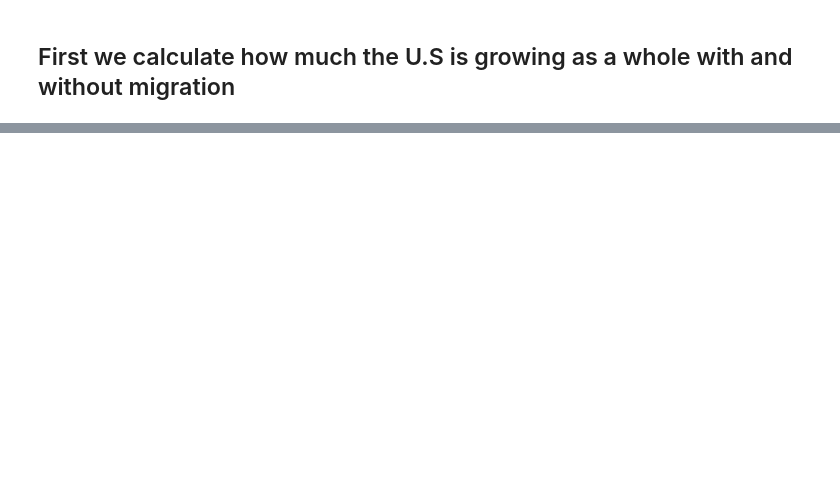
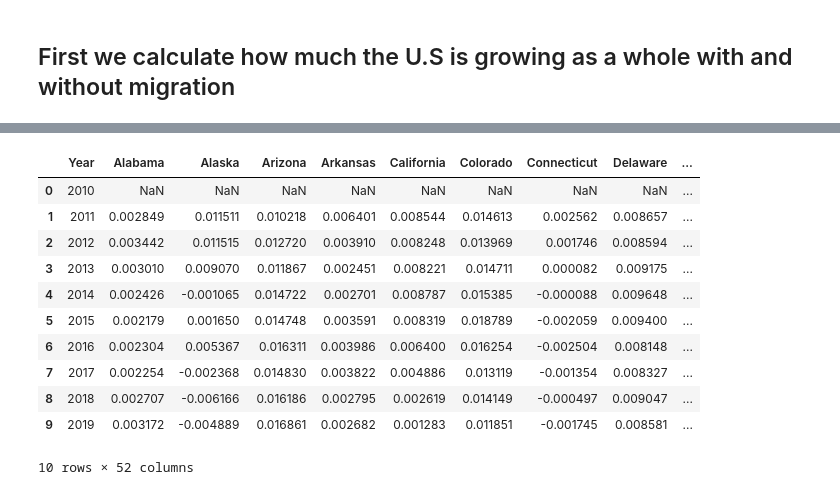
Before and after one commit to akbandi/Project-1, a Jupyter notebook: MigrationAnalysis.ipynb, the cells around one changed output, grey strips where cells are left out. Saved outputs shown, nothing was run; the diff lists cells and outputs as text; code cells hidden in the pictures; blank space fills up the shorter version.

```diff
--- a/MigrationAnalysis.ipynb
+++ b/MigrationAnalysis.ipynb
@@ -67,3 +151,6 @@ mean_house_value = us_mean_house_cost_by_year.to_list()
+# %%
+percent_change_df = pd.DataFrame({'Year' : range(2010,2020)})
 # %%
-us_total_population_mean = total_df[['POPESTIMATE2010','POPESTIMATE2011','POPESTIMATE2012','POPESTIMATE2013','POPESTIMATE2014','POPESTIMATE2015','POPESTIMATE2016','POPESTIMATE2017','POPESTIMATE2018','POPESTIMATE2019']].mean()
-mean_total_population =  us_total_population_mean.to_list()
+delta_pop = total_df[['State', 'POPESTIMATE2010', 'POPESTIMATE2011', 'POPESTIMATE2012', 'POPESTIMATE2013', 'POPESTIMATE2014'
+                     , 'POPESTIMATE2015', 'POPESTIMATE2016', 'POPESTIMATE2017', 'POPESTIMATE2018', 'POPESTIMATE2019']]
+delta_pop.set_index('State', inplace=True)
@@ -79,0 +172,18 @@ us_means_df
+# %%
+for state in total_df['State']:
+    percent_change_df[state] = delta_pop.T[state].pct_change().tolist()
+# %%
+percent_change_df
+# %% [output]
+|  | Year | Alabama | Alaska | Arizona | Arkansas | California | Colorado | Connecticut | Delaware | ... |
+| 0 | 2010 | NaN | NaN | NaN | NaN | NaN | NaN | NaN | NaN | ... |
+| 1 | 2011 | 0.002849 | 0.011511 | 0.010218 | 0.006401 | 0.008544 | 0.014613 | 0.002562 | 0.008657 | ... |
+| 2 | 2012 | 0.003442 | 0.011515 | 0.012720 | 0.003910 | 0.008248 | 0.013969 | 0.001746 | 0.008594 | ... |
+| 3 | 2013 | 0.003010 | 0.009070 | 0.011867 | 0.002451 | 0.008221 | 0.014711 | 0.000082 | 0.009175 | ... |
+| 4 | 2014 | 0.002426 | -0.001065 | 0.014722 | 0.002701 | 0.008787 | 0.015385 | -0.000088 | 0.009648 | ... |
+| 5 | 2015 | 0.002179 | 0.001650 | 0.014748 | 0.003591 | 0.008319 | 0.018789 | -0.002059 | 0.009400 | ... |
+| 6 | 2016 | 0.002304 | 0.005367 | 0.016311 | 0.003986 | 0.006400 | 0.016254 | -0.002504 | 0.008148 | ... |
+| 7 | 2017 | 0.002254 | -0.002368 | 0.014830 | 0.003822 | 0.004886 | 0.013119 | -0.001354 | 0.008327 | ... |
+| 8 | 2018 | 0.002707 | -0.006166 | 0.016186 | 0.002795 | 0.002619 | 0.014149 | -0.000497 | 0.009047 | ... |
+| 9 | 2019 | 0.003172 | -0.004889 | 0.016861 | 0.002682 | 0.001283 | 0.011851 | -0.001745 | 0.008581 | ... |
+10 rows × 52 columns
```
Also changed, not shown: parts of 28 cells of this notebook, 2 other files.
